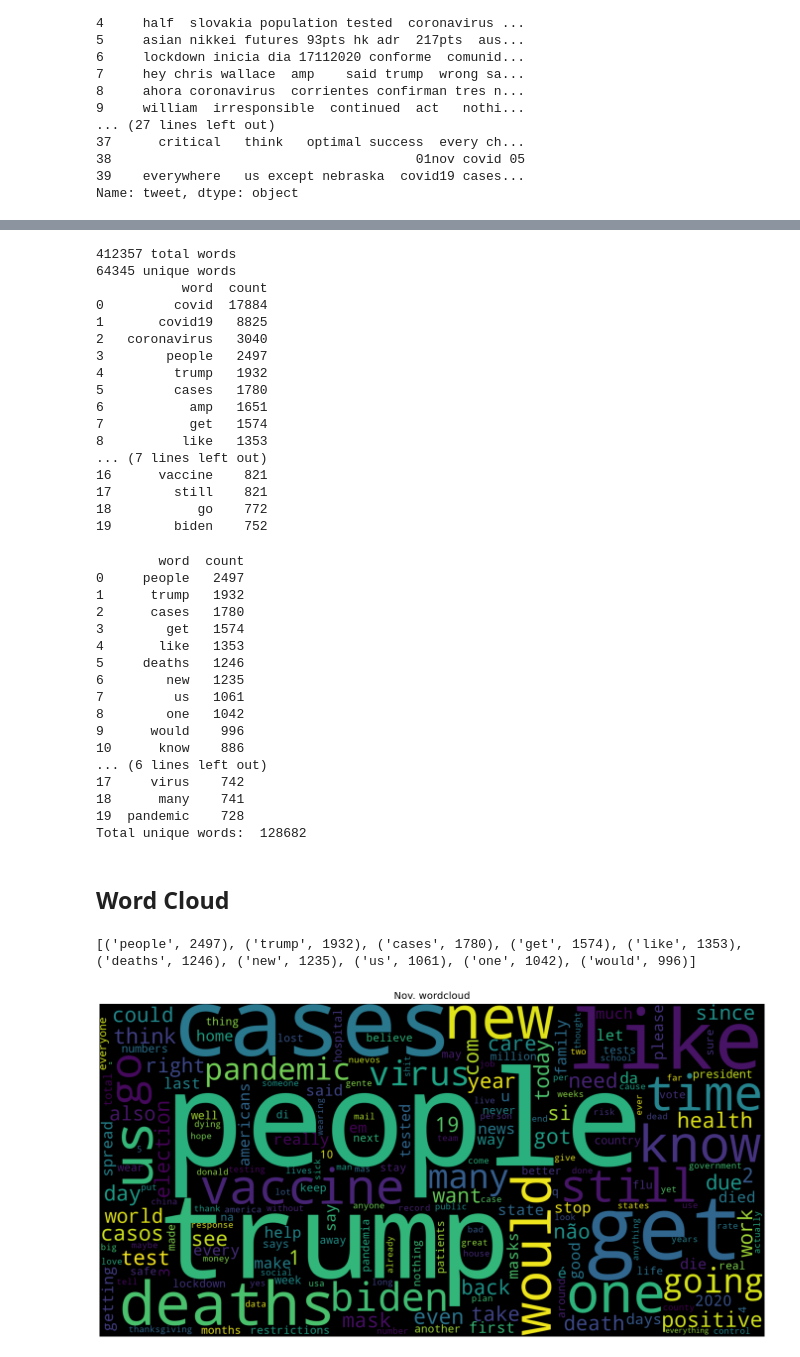
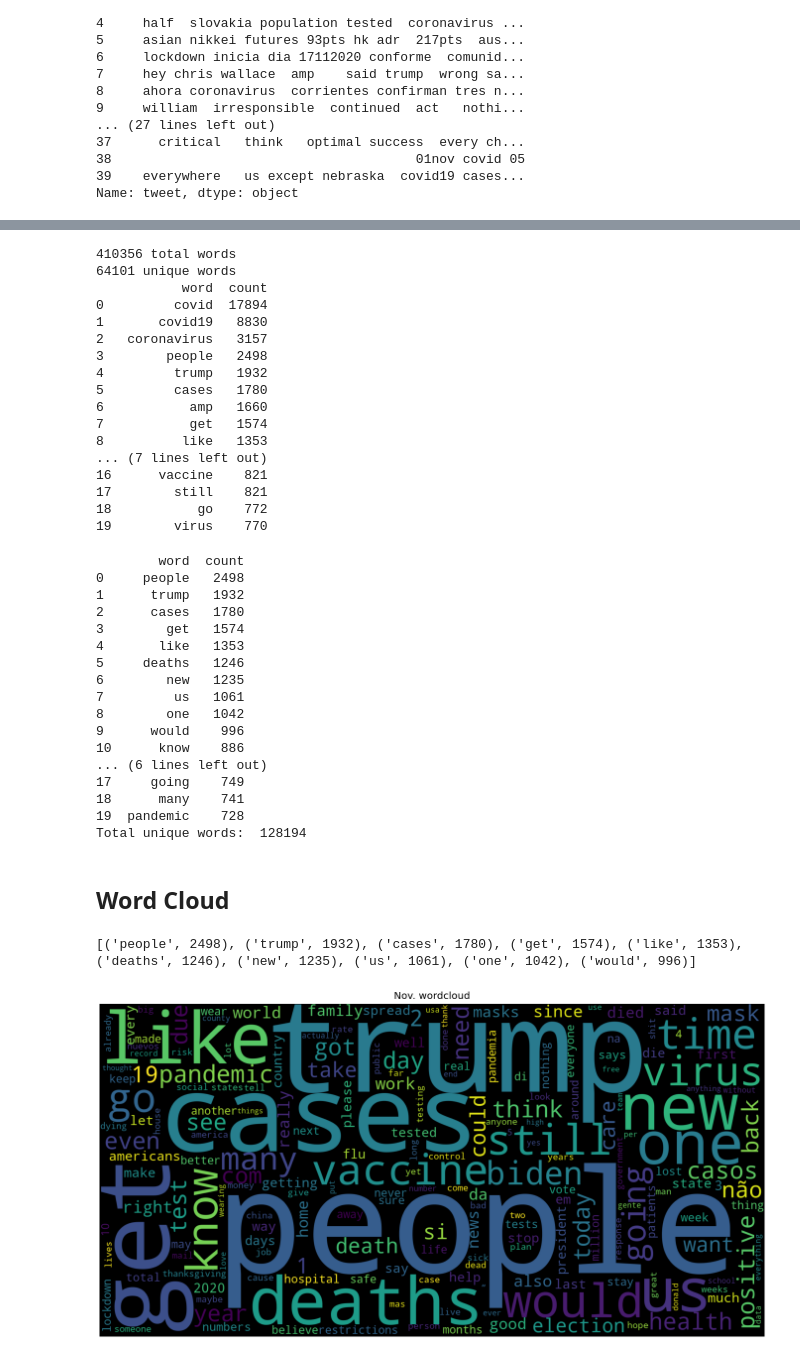
Before and after one commit to archity/covid-twitter-trends, a Jupyter notebook: 2-Exploratory-Data-Analysis.ipynb, the cells around one changed output, grey strips where cells are left out. Drawn from its saved outputs; the diff is of its cells as text; code cells hidden in the pictures.

Commit message:
Python script for all months and single letter stopwords

```diff
--- a/2-Exploratory-Data-Analysis.ipynb
+++ b/2-Exploratory-Data-Analysis.ipynb
@@ -32,0 +15,5 @@ print(table_df.head())
+# %%
+month_list = ["01-Jan", "02-Feb", "03-Mar", "04-Apr", "05-May", "06-Jun", "07-Jul", "08-Aug", "09-Sep", "10-Oct", "11-Nov", "12-Dec"]
+month_number = 11
+table_df = pd.read_csv('data/' + month_list[month_number - 1] + '-Tweets.csv')
+print(table_df.head())
@@ -134,5 +135,9 @@ Name: tweet, dtype: object
 # %%
 # Convert all the letters of words to lowercase
 df_clean['tweet'] = df_clean['tweet'].str.lower()
+
+# Special replacement for 'í'
+df_clean['tweet'] = df_clean['tweet'].str.replace('í', 'i')
+
 print(df_clean['tweet'].head(20))
 # %% [output]
@@ -197,3 +202,15 @@ Name: tweet, dtype: object
 [nltk_data] Downloading package stopwords to
 [nltk_data]     C:\Users\archi\AppData\Roaming\nltk_data...
 [nltk_data]   Package stopwords is already up-to-date!
+# %%
+# Remove single letter words
+single_letter_words = list(string.ascii_letters)
+letter_pat = r'\b(?:{})\b'.format('|'.join(single_letter_words))
+print(letter_pat)
+df_clean.loc[:, 'tweet'] = df_clean.loc[:, 'tweet'].str.replace(letter_pat, '')
+
+# Custom single letter words
+custom_stop_letters = ['é', 'ê', 'è', 'î']
+cust_pat = r'\b(?:{})\b'.format('|'.join(custom_stop_letters))
+print(langPat)
+df_clean.loc[:, 'tweet'] = df_clean.loc[:, 'tweet'].str.replace(cust_pat, '')
@@ -275,23 +295,23 @@ with open('all-words.txt', 'w', encoding="utf-8") as filehandle:
 
 print(words_counter_df[:20])
 # %% [output]
-412357 total words
-64345 unique words
+410356 total words
+64101 unique words
            word  count
-0         covid  17884
-1       covid19   8825
-2   coronavirus   3040
-3        people   2497
+0         covid  17894
+1       covid19   8830
+2   coronavirus   3157
+3        people   2498
 4         trump   1932
 5         cases   1780
-6           amp   1651
+6           amp   1660
 7           get   1574
 8          like   1353
 ... (7 lines left out)
 16      vaccine    821
 17        still    821
 18           go    772
-19        biden    752
+19        virus    770
 # %%
 # Now we remove words like covid, coronavirus
 covidWords = ["covid", "coronavirus", "covid-19", "covid19"]
@@ -307,7 +327,7 @@ print(words_counter_df[:20])
 print("Total unique words: ", words_counter_df.size)
 # %% [output]
         word  count
-0     people   2497
+0     people   2498
 1      trump   1932
 2      cases   1780
 3        get   1574
@@ -319,7 +339,7 @@ print("Total unique words: ", words_counter_df.size)
 9      would    996
 10      know    886
 ... (6 lines left out)
-17     virus    742
+17     going    749
 18      many    741
 19  pandemic    728
-Total unique words:  128682
+Total unique words:  128194
@@ -334,17 +363,17 @@ wordcount_dict = dict(zip(words_counter_df.word, words_counter_df.freq))
 # Print first 10 items of this dict
 print(list(wordcount_dict.items())[0:10])
 # %% [output]
-[('people', 2497), ('trump', 1932), ('cases', 1780), ('get', 1574), ('like', 1353), ('deaths', 1246), ('new', 1235), ('us', 1061), ('one', 1042), ('would', 996)]
+[('people', 2498), ('trump', 1932), ('cases', 1780), ('get', 1574), ('like', 1353), ('deaths', 1246), ('new', 1235), ('us', 1061), ('one', 1042), ('would', 996)]
 # %%
 wc = WordCloud(width=2000, height=1000).generate_from_frequencies(wordcount_dict)
 fig = plt.figure( figsize=(20,10) )
-fig.suptitle(month[3:6] + '. wordcloud', fontsize=20)
+fig.suptitle(month_list[month_number - 1][3:6] + '. wordcloud', fontsize=20)
 plt.imshow(wc, interpolation='bilinear')
 #plt.title(month + 'word cloud')
 plt.axis('off')
 plt.tight_layout(pad=1)
 #plt.show()
-wc.to_file('img/wordcloud_' + month + '.png')
-plt.savefig("img/trial.png", format="png", dpi=100)
+#wc.to_file("img/wordcloud_" + month_list[month_number - 1] + ".png")
+plt.savefig("img/wordcloud_" + month_list[month_number - 1] + ".png", format="png", dpi=100)
 # %% [output]
-[figure, old version]
+[figure, new version]
```
Also changed, not shown: parts of 9 cells of this notebook, 1 other file.
